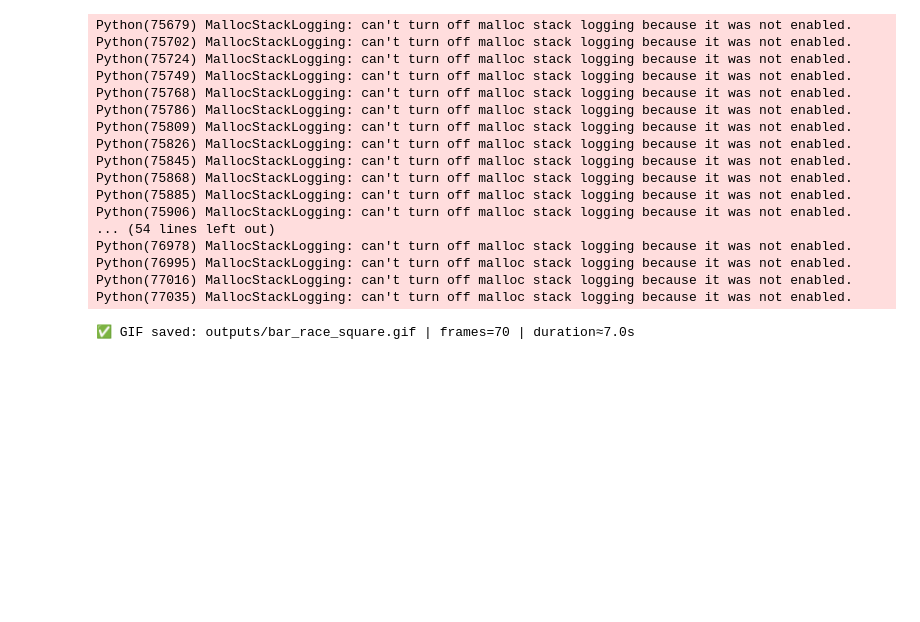
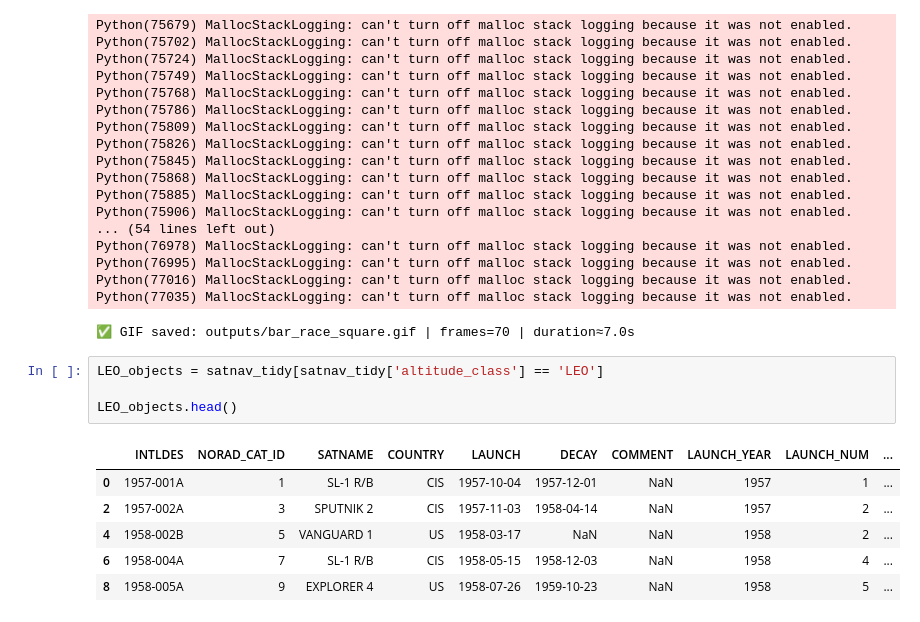
Before and after one commit to aaeush/orbitiq, a Jupyter notebook: notebooks/4.2SpaceTrack: Bivariate Analysis.ipynb, the cells around one changed output. Drawn from its saved outputs; the diff is of its cells as text; blank space fills up the shorter version.

```diff
--- a/notebooks/4.2SpaceTrack: Bivariate Analysis.ipynb
+++ b/notebooks/4.2SpaceTrack: Bivariate Analysis.ipynb
@@ -2203,3 +2203,14 @@ Python(76995) MallocStackLogging: can't turn off malloc stack logging because it
 Python(77016) MallocStackLogging: can't turn off malloc stack logging because it was not enabled.
 Python(77035) MallocStackLogging: can't turn off malloc stack logging because it was not enabled.
 ✅ GIF saved: outputs/bar_race_square.gif | frames=70 | duration≈7.0s
+# %%
+LEO_objects = satnav_tidy[satnav_tidy['altitude_class'] == 'LEO']
+
+LEO_objects.head()
+# %% [output]
+|  | INTLDES | NORAD_CAT_ID | SATNAME | COUNTRY | LAUNCH | DECAY | COMMENT | LAUNCH_YEAR | LAUNCH_NUM | ... |
+| 0 | 1957-001A | 1 | SL-1 R/B | CIS | 1957-10-04 | 1957-12-01 | NaN | 1957 | 1 | ... |
+| 2 | 1957-002A | 3 | SPUTNIK 2 | CIS | 1957-11-03 | 1958-04-14 | NaN | 1957 | 2 | ... |
+| 4 | 1958-002B | 5 | VANGUARD 1 | US | 1958-03-17 | NaN | NaN | 1958 | 2 | ... |
+| 6 | 1958-004A | 7 | SL-1 R/B | CIS | 1958-05-15 | 1958-12-03 | NaN | 1958 | 4 | ... |
+| 8 | 1958-005A | 9 | EXPLORER 4 | US | 1958-07-26 | 1959-10-23 | NaN | 1958 | 5 | ... |
```
Also changed, not shown: parts of 6 cells of this notebook, 1 other file.
